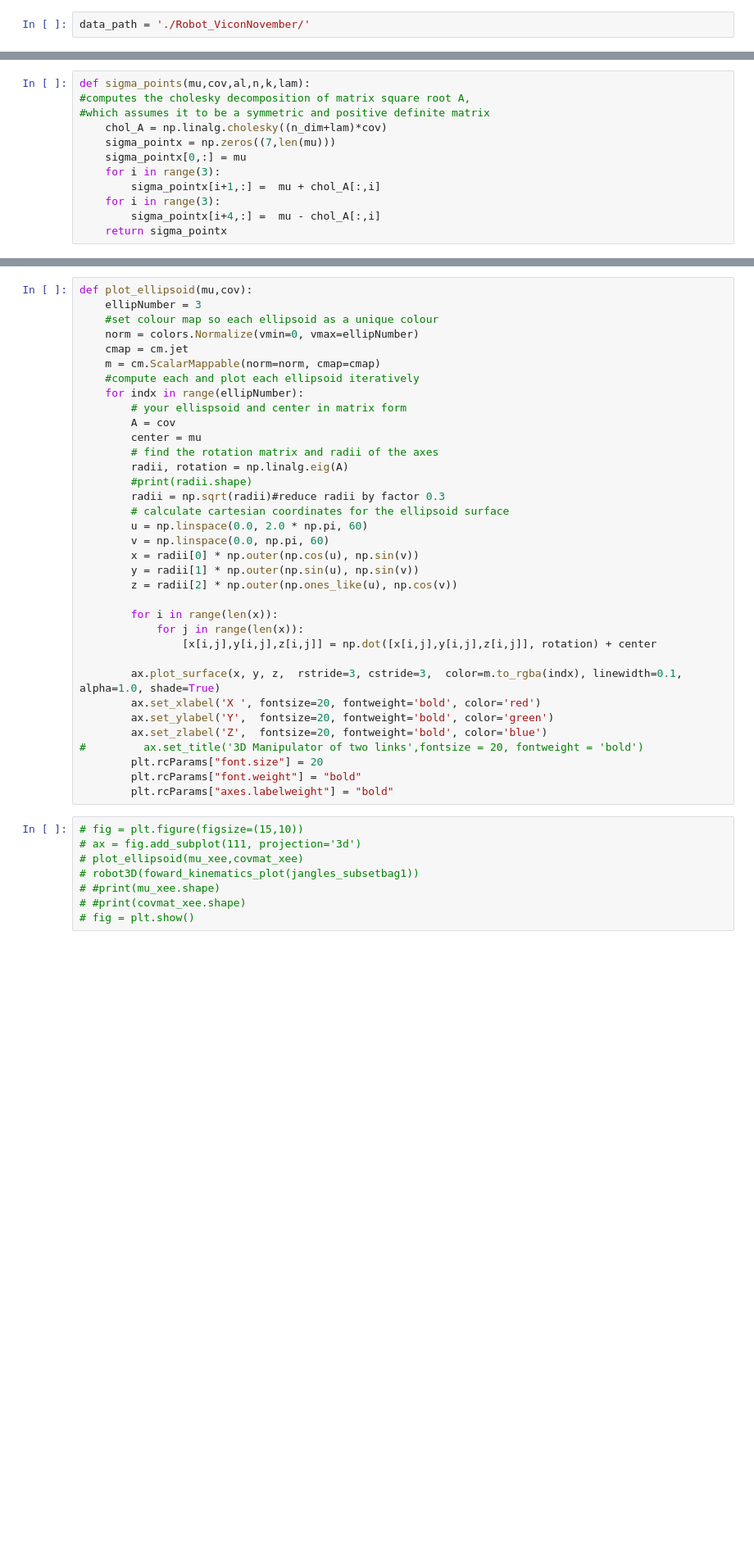
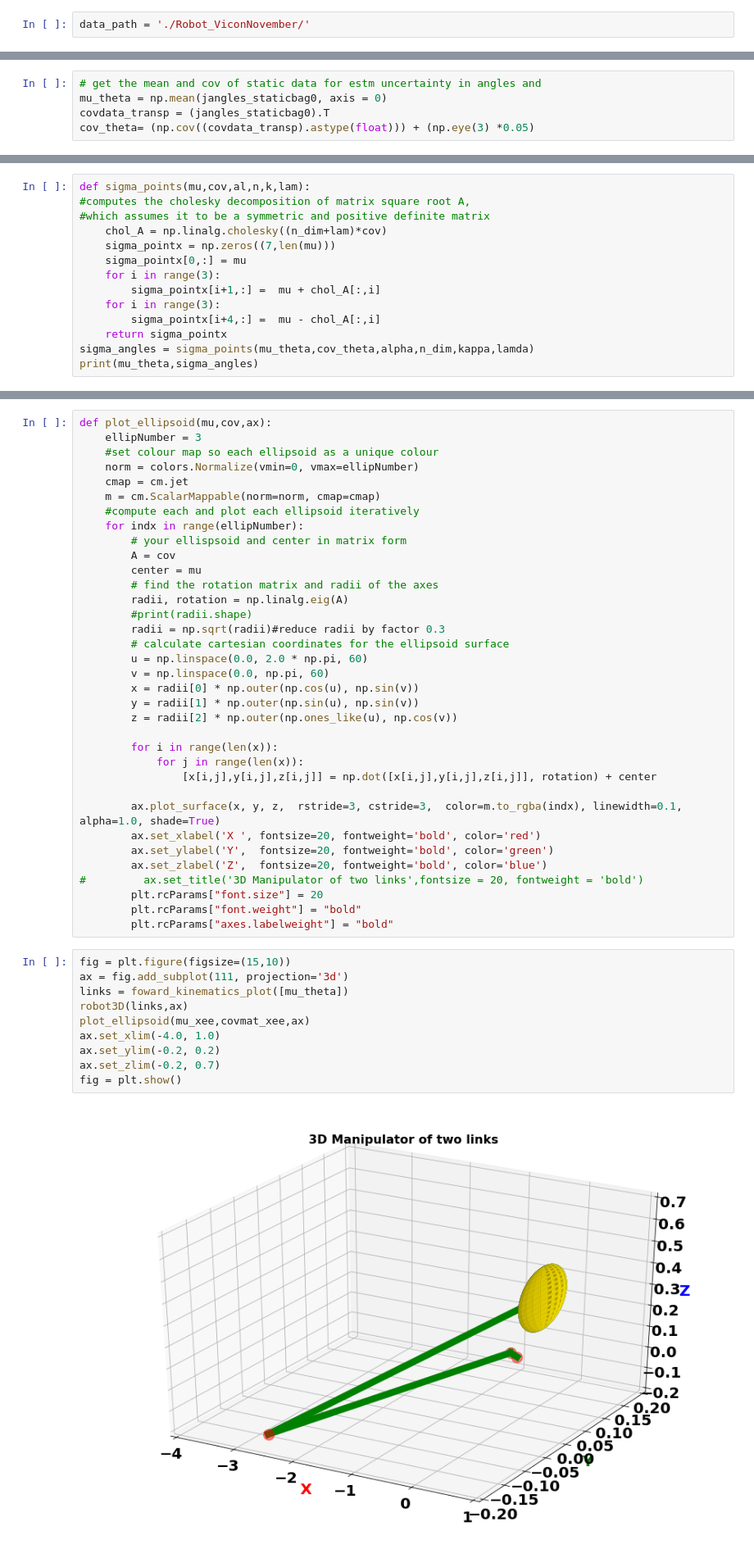
Before and after one commit to ZimmieSj/ut-kinematics, a Jupyter notebook: notebooks/Packbot_state_estimation.ipynb, the cells around one changed output, grey strips where cells are left out. Shown: that part at 82% size. Saved outputs shown, nothing was run; the diff lists cells and outputs as text; blank space fills up the shorter version.

Commit message:
modified notebook for state stimation using packbot data

```diff
--- a/notebooks/Packbot_state_estimation.ipynb
+++ b/notebooks/Packbot_state_estimation.ipynb
@@ -127,3 +122,8 @@ resh2 = 2
+# %%
+# get the mean and cov of static data for estm uncertainty in angles and
+mu_theta = np.mean(jangles_staticbag0, axis = 0)
+covdata_transp = (jangles_staticbag0).T
+cov_theta= (np.cov((covdata_transp).astype(float))) + (np.eye(3) *0.05)
 # %%
 def foward_kinematics_plot(joint_angles):
     robot = URDF.from_xml_file('robot.urdf')
@@ -223,3 +237,5 @@ def sigma_points(mu,cov,al,n,k,lam):
     for i in range(3):
         sigma_pointx[i+4,:] =  mu - chol_A[:,i]
     return sigma_pointx
+sigma_angles = sigma_points(mu_theta,cov_theta,alpha,n_dim,kappa,lamda)
+print(mu_theta,sigma_angles)
@@ -285,5 +321,5 @@ unscented_transform()
 # %%
-def plot_ellipsoid(mu,cov):
+def plot_ellipsoid(mu,cov,ax):
     ellipNumber = 3
     #set colour map so each ellipsoid as a unique colour
     norm = colors.Normalize(vmin=0, vmax=ellipNumber)
@@ -318,10 +354,14 @@ def plot_ellipsoid(mu,cov):
         plt.rcParams["font.weight"] = "bold"
         plt.rcParams["axes.labelweight"] = "bold"
 # %%
-# fig = plt.figure(figsize=(15,10))
-# ax = fig.add_subplot(111, projection='3d')
-# plot_ellipsoid(mu_xee,covmat_xee)
-# robot3D(foward_kinematics_plot(jangles_subsetbag1))
-# #print(mu_xee.shape)
-# #print(covmat_xee.shape)
-# fig = plt.show()
+fig = plt.figure(figsize=(15,10))
+ax = fig.add_subplot(111, projection='3d')
+links = foward_kinematics_plot([mu_theta])
+robot3D(links,ax)
+plot_ellipsoid(mu_xee,covmat_xee,ax)
+ax.set_xlim(-4.0, 1.0)
+ax.set_ylim(-0.2, 0.2)
+ax.set_zlim(-0.2, 0.7)
+fig = plt.show()
+# %% [output]
+[figure, added]
```
Also changed, not shown: parts of 31 cells of this notebook.
